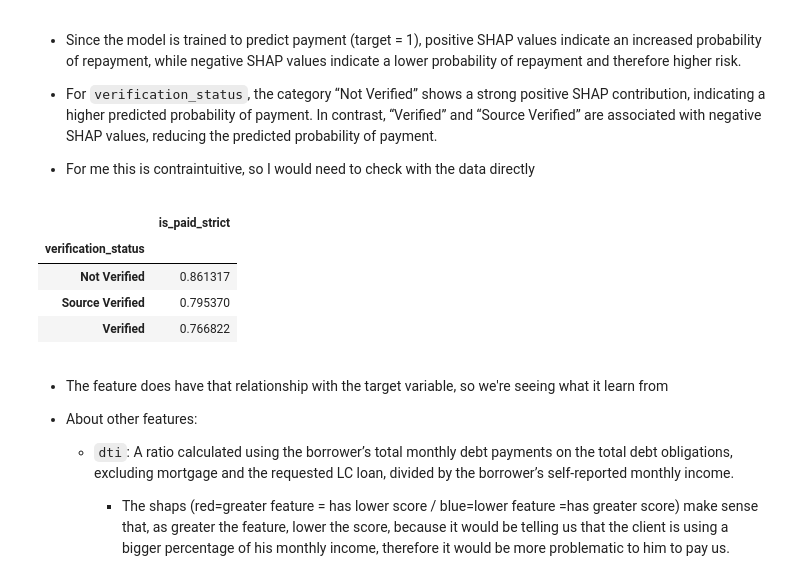
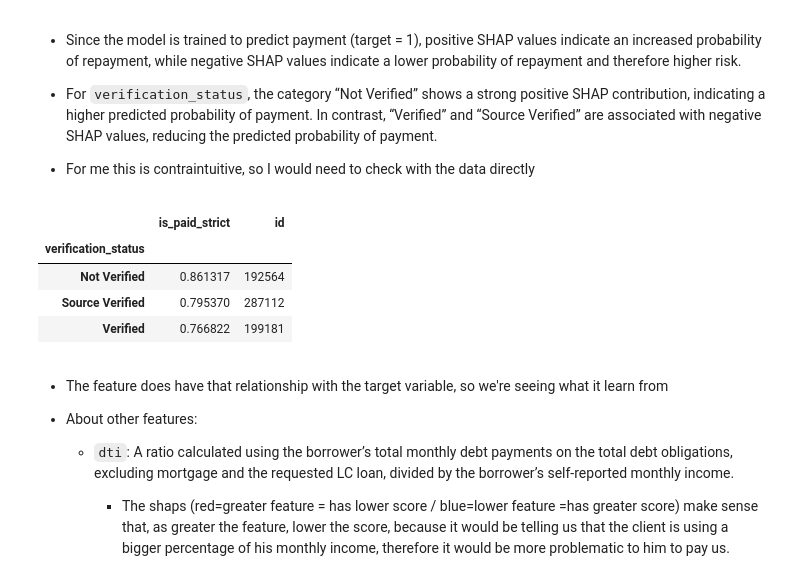
Before and after one commit to adfmb/kaggle_all_lending_club, a Jupyter notebook: notebooks/01_results_and_performance.ipynb, the cells around one changed output. Drawn from its saved outputs; the diff is of its cells as text; code cells hidden in the pictures.

```diff
--- a/notebooks/01_results_and_performance.ipynb
+++ b/notebooks/01_results_and_performance.ipynb
@@ -1332,13 +1643,13 @@ Name: shap_value, dtype: float64
 
 - For me this is contraintuitive, so I would need to check with the data directly
 # %%
-df_old02.groupby(['verification_status']).agg({'is_paid_strict':'mean'})
+df_old02.groupby(['verification_status']).agg({'is_paid_strict':'mean', 'id':'count'})
 # %% [output]
-|  | is_paid_strict |
-| verification_status |  |
-| Not Verified | 0.861317 |
-| Source Verified | 0.795370 |
-| Verified | 0.766822 |
+|  | is_paid_strict | id |
+| verification_status |  |  |
+| Not Verified | 0.861317 | 192564 |
+| Source Verified | 0.795370 | 287112 |
+| Verified | 0.766822 | 199181 |
 # %% [markdown]
 - The feature does have that relationship with the target variable, so we're seeing what it learn from
 
```
Also changed, not shown: parts of 14 cells of this notebook, 1 other file.
